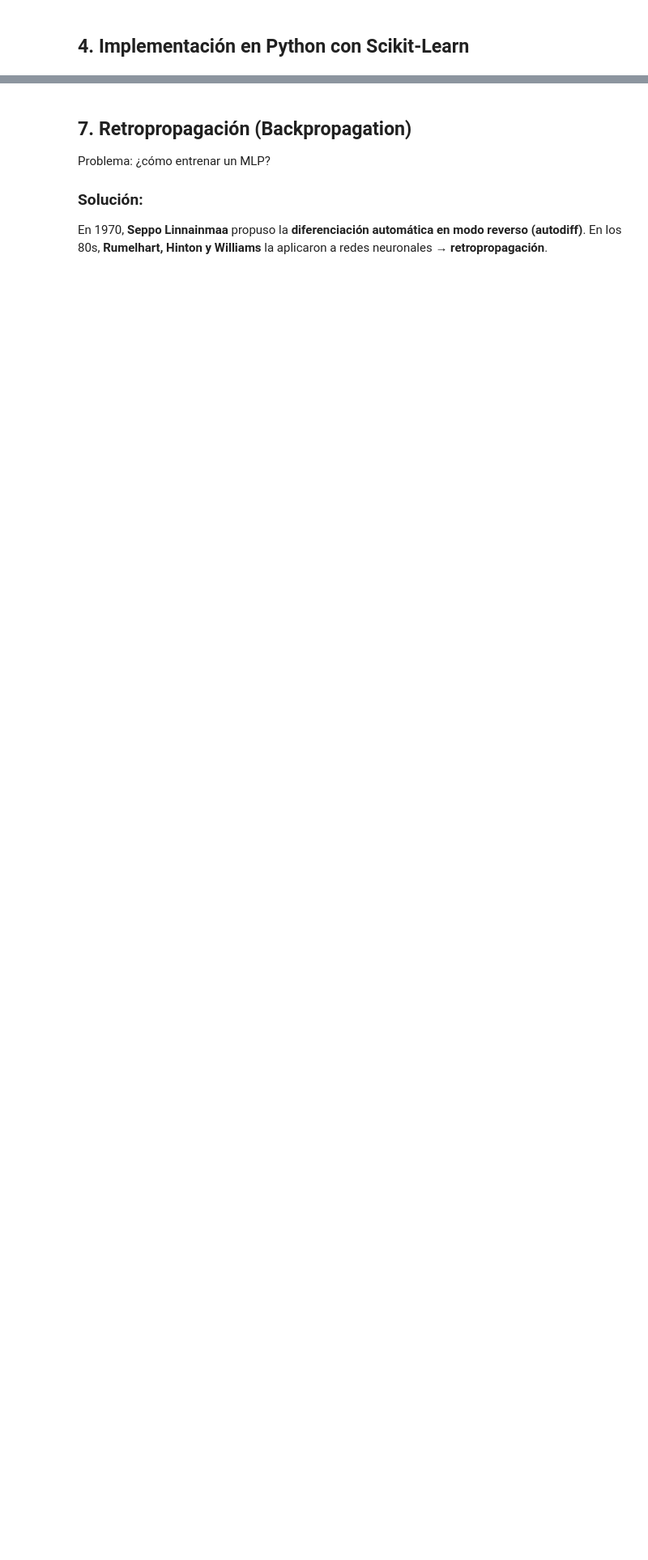
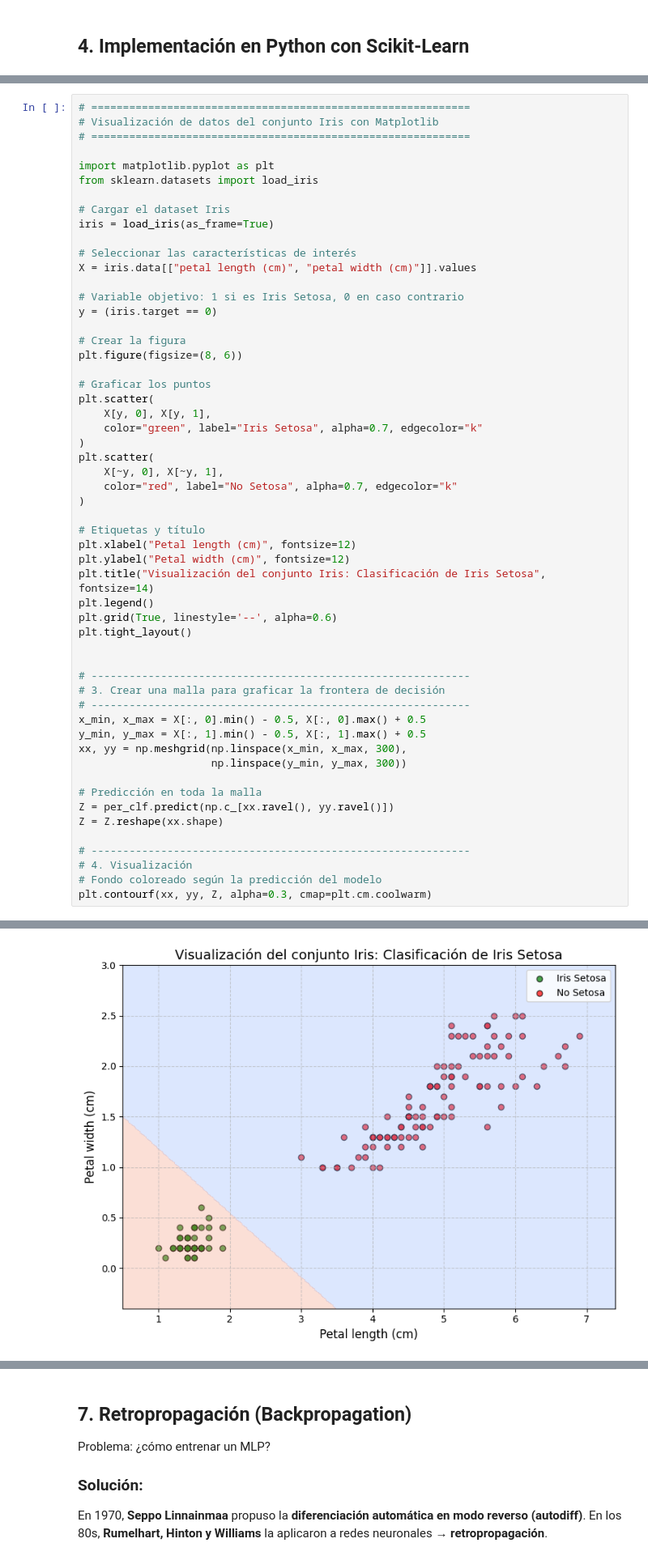
Before and after one commit to marco-canas/intro_ml_dl, a Jupyter notebook: 2_planificacion/3_dl/geron/10_chapter/2_pagina_472_el_perceptron/1_pagina_472_el_perceptron.ipynb, the cells around one changed output, grey strips where cells are left out. Shown at 81% size. Drawn from its saved outputs; the diff is of its cells as text; blank space fills up the shorter version.

```diff
--- a/2_planificacion/3_dl/geron/10_chapter/2_pagina_472_el_perceptron/1_pagina_472_el_perceptron.ipynb
+++ b/2_planificacion/3_dl/geron/10_chapter/2_pagina_472_el_perceptron/1_pagina_472_el_perceptron.ipynb
@@ -248,0 +257,56 @@ array([ True, False])
+# %%
+# ============================================================
+# Visualización de datos del conjunto Iris con Matplotlib
+# ============================================================
+
+import matplotlib.pyplot as plt
+from sklearn.datasets import load_iris
+
+# Cargar el dataset Iris
+iris = load_iris(as_frame=True)
+
+# Seleccionar las características de interés
+X = iris.data[["petal length (cm)", "petal width (cm)"]].values
+
+# Variable objetivo: 1 si es Iris Setosa, 0 en caso contrario
+y = (iris.target == 0)
+
+# Crear la figura
+plt.figure(figsize=(8, 6))
+
+# Graficar los puntos
+plt.scatter(
+    X[y, 0], X[y, 1],
+    color="green", label="Iris Setosa", alpha=0.7, edgecolor="k"
+)
+plt.scatter(
+    X[~y, 0], X[~y, 1],
+    color="red", label="No Setosa", alpha=0.7, edgecolor="k"
+)
+
+# Etiquetas y título
+plt.xlabel("Petal length (cm)", fontsize=12)
+plt.ylabel("Petal width (cm)", fontsize=12)
+plt.title("Visualización del conjunto Iris: Clasificación de Iris Setosa", fontsize=14)
+plt.legend()
+plt.grid(True, linestyle='--', alpha=0.6)
+plt.tight_layout()
+
+
+# ------------------------------------------------------------
+# 3. Crear una malla para graficar la frontera de decisión
+# ------------------------------------------------------------
+x_min, x_max = X[:, 0].min() - 0.5, X[:, 0].max() + 0.5
+y_min, y_max = X[:, 1].min() - 0.5, X[:, 1].max() + 0.5
+xx, yy = np.meshgrid(np.linspace(x_min, x_max, 300),
+                     np.linspace(y_min, y_max, 300))
+
+# Predicción en toda la malla
+Z = per_clf.predict(np.c_[xx.ravel(), yy.ravel()])
+Z = Z.reshape(xx.shape)
+
+# ------------------------------------------------------------
+# 4. Visualización
+# Fondo coloreado según la predicción del modelo
+plt.contourf(xx, yy, Z, alpha=0.3, cmap=plt.cm.coolwarm)
+# %% [output]
@@ -248,0 +314 @@ array([ True, False])
+[figure, added]
```
Also changed, not shown: parts of 50 cells of this notebook, 8 other files.
